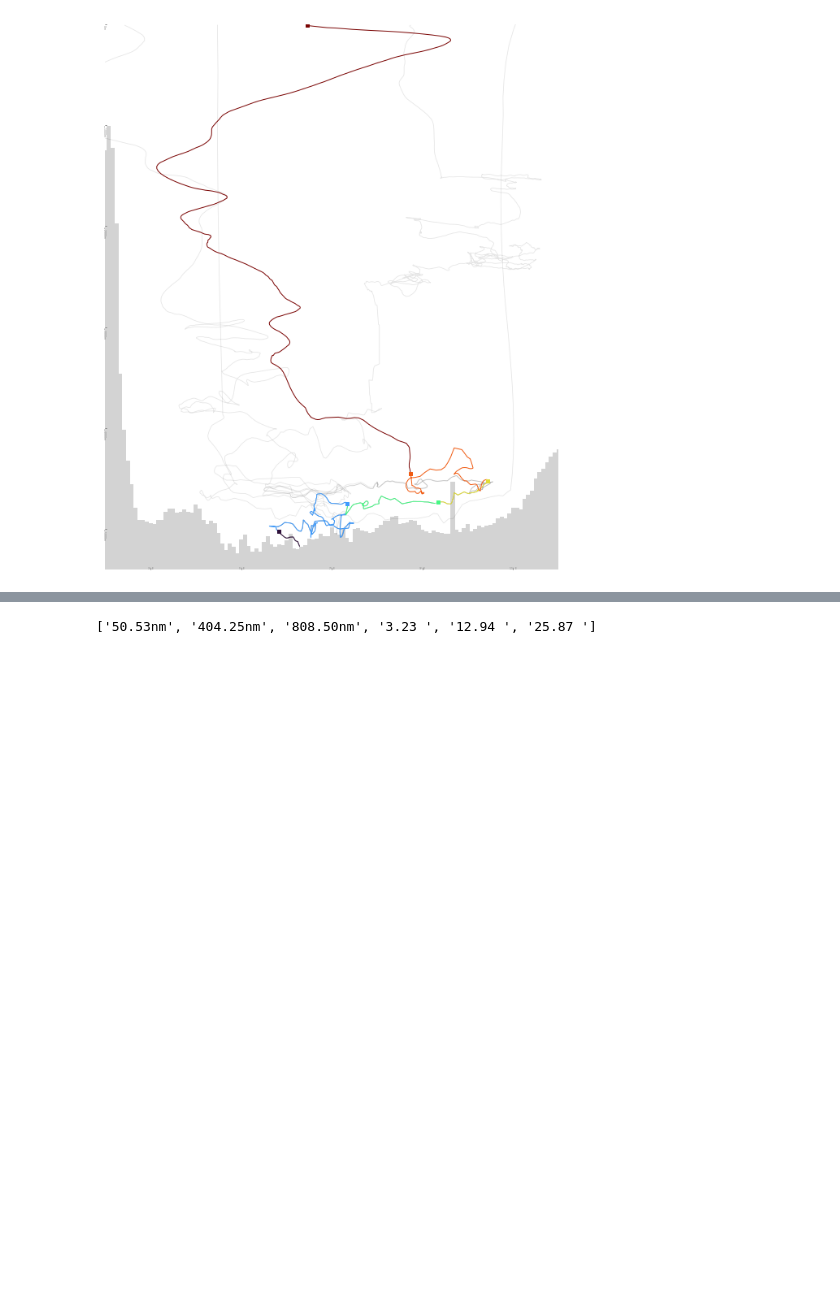
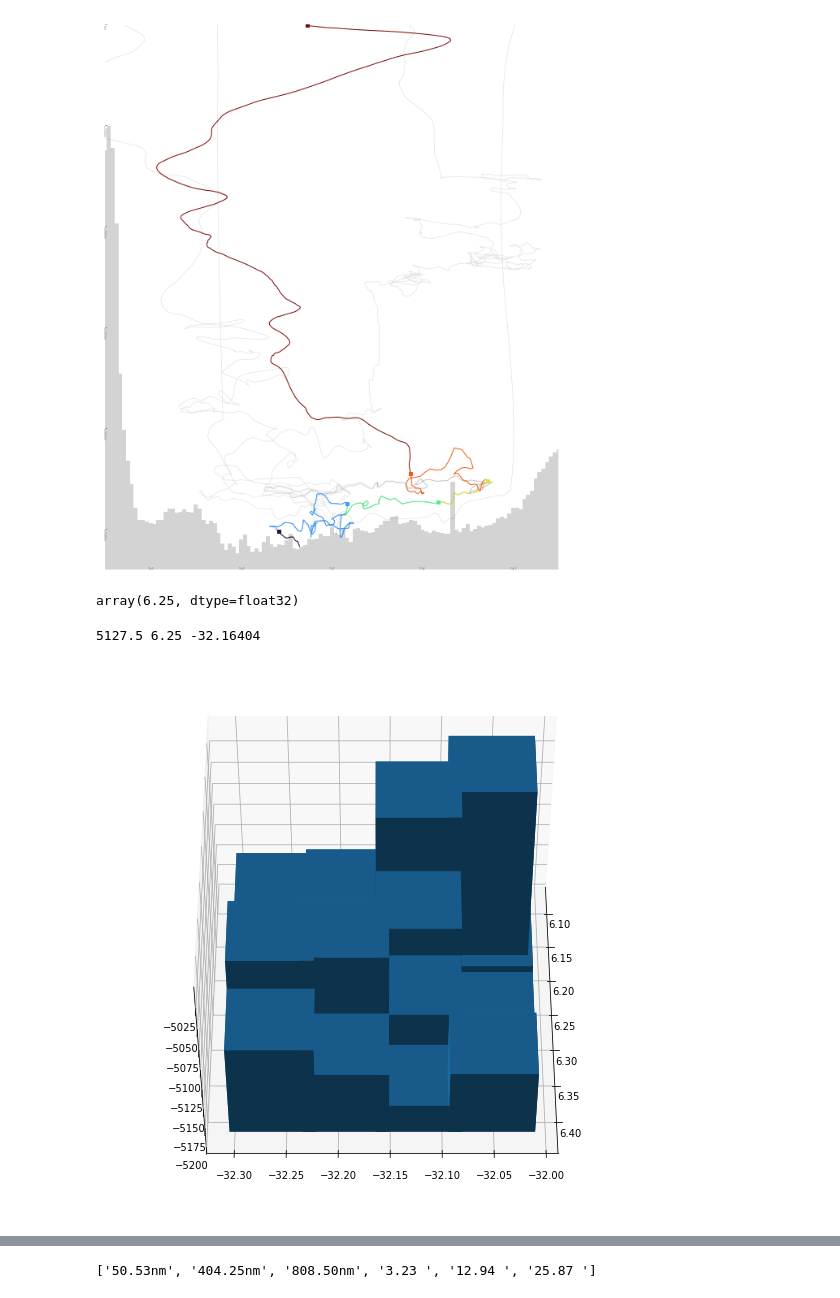
Before and after one commit to OceanParcels/Backtracking_Abyssal_Nanoplastics, a Jupyter notebook: notebooks/poster_plots.ipynb, the cells around one changed output, grey strips where cells are left out. Cells and saved outputs as stored; diff of their text form; code cells hidden in the pictures; blank space fills up the shorter version.

Commit message:
revisit bathymetry in model

```diff
--- a/notebooks/poster_plots.ipynb
+++ b/notebooks/poster_plots.ipynb
@@ -136,2 +148,10 @@ plt.savefig('../figs/poster_bckgrnd.png', facecolor=(0,0,0,0))
 # %% [output]
 [figure]
+# %%
+initial_lon
+# %% [output]
+array(6.25, dtype=float32)
+# %%
+print(initial_depth, initial_lon, initial_lat)
+# %% [output]
+5127.5 6.25 -32.16404
@@ -137,0 +167,20 @@ plt.savefig('../figs/poster_bckgrnd.png', facecolor=(0,0,0,0))
+# %%
+n = 2
+lon_range = range(lon_index-2,lon_index+2)
+lat_range = range(lat_index-2, lat_index+2)
+
+sea_floor = 5200 - moi_bathy['Bathymetry'][lat_range, lon_range].values.ravel()
+sea_lat =  moi_bathy['nav_lat'][lat_range, lon_range].values.ravel()
+sea_lon =  moi_bathy['nav_lon'][lat_range, lon_range].values.ravel()
+
+fig = plt.figure(figsize=(10,10))
+ax = fig.add_subplot(projection='3d')
+dx = dy = 1/12 * np.ones_like(sea_floor)
+dz= np.zeros_like(sea_floor) - 5200
+
+ax.bar3d(sea_lon, sea_lat, dz, dx, dy, sea_floor, zorder=1)
+# ax.scatter3D(initial_lon, initial_lat, -5000, color='r', s=100)
+
+ax.view_init(elev=50., azim=0)
+# %% [output]
+[figure, added]
```
Also changed, not shown: parts of 19 cells of this notebook, 4 other files.
